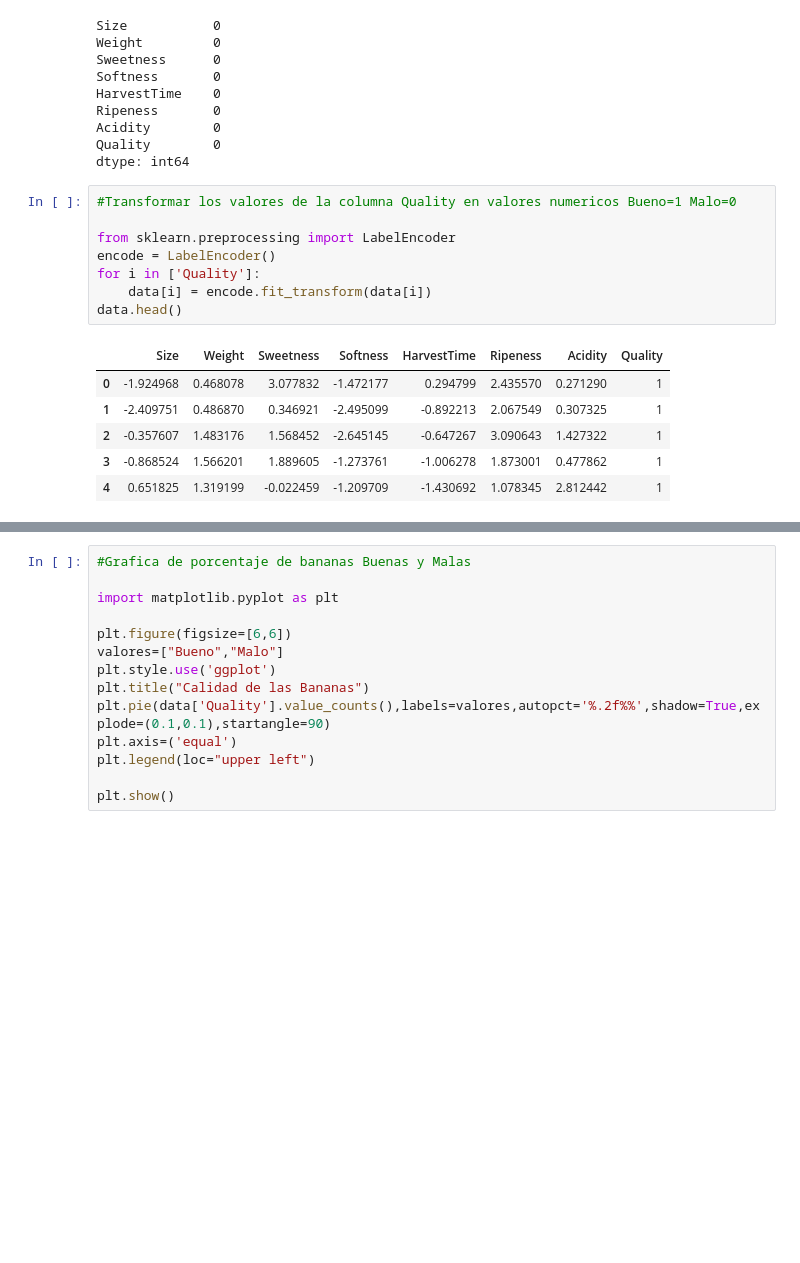
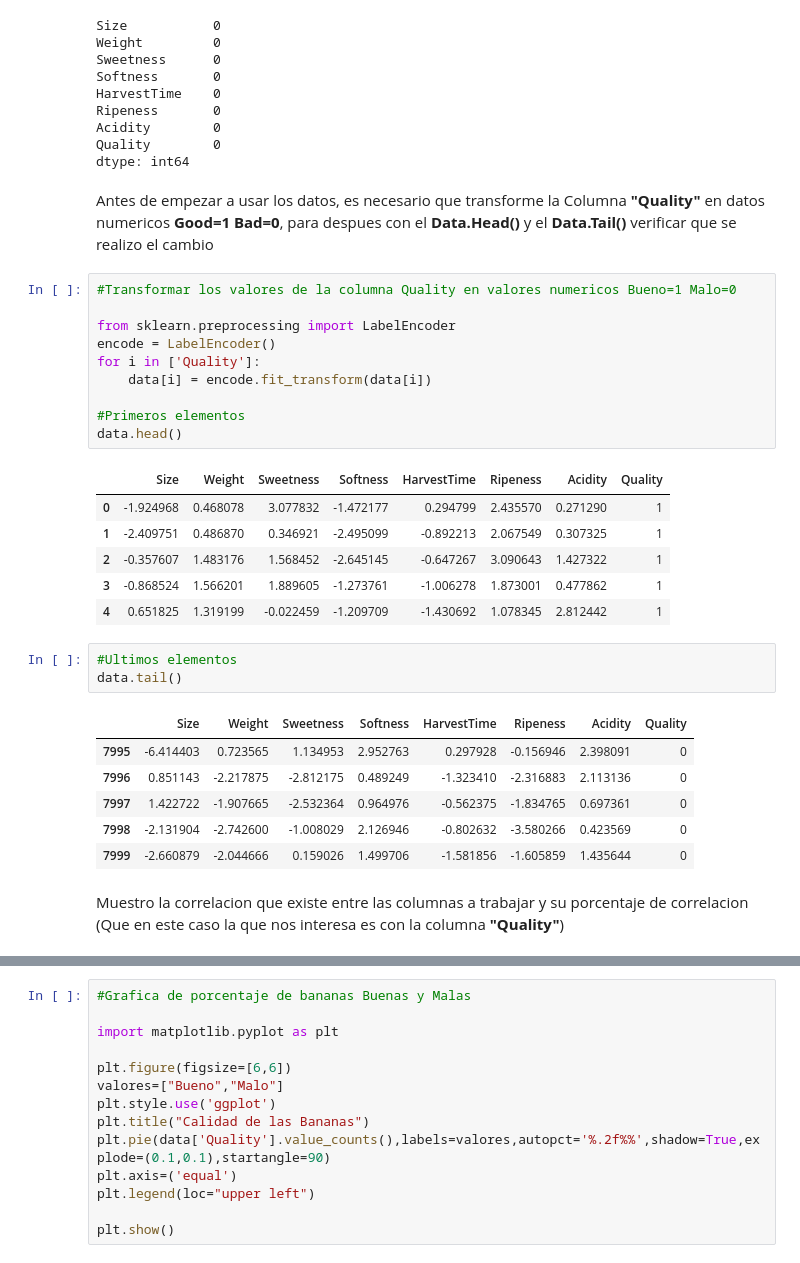
Before and after one commit to JohnnyArvelo/TP-Mate-3-Red-neuronal, a Jupyter notebook: Mate3.ipynb, the cells around one changed output, grey strips where cells are left out. Drawn from its saved outputs; the diff is of its cells as text; blank space fills up the shorter version.

```diff
--- a/Mate3.ipynb
+++ b/Mate3.ipynb
@@ -47,6 +103,8 @@ Ripeness       0
 Acidity        0
 Quality        0
 dtype: int64
+# %% [markdown]
+Antes de empezar a usar los datos, es necesario que transforme la Columna **"Quality"** en datos numericos **Good=1 Bad=0**, para despues con el **Data.Head()** y el **Data.Tail()** verificar que se realizo el cambio
 # %%
 #Transformar los valores de la columna Quality en valores numericos Bueno=1 Malo=0
 
@@ -54,6 +112,8 @@ from sklearn.preprocessing import LabelEncoder
 encode = LabelEncoder()
 for i in ['Quality']:
     data[i] = encode.fit_transform(data[i])
+
+#Primeros elementos
 data.head()
 # %% [output]
 |  | Size | Weight | Sweetness | Softness | HarvestTime | Ripeness | Acidity | Quality |
@@ -62,3 +122,15 @@ data.head()
 | 2 | -0.357607 | 1.483176 | 1.568452 | -2.645145 | -0.647267 | 3.090643 | 1.427322 | 1 |
 | 3 | -0.868524 | 1.566201 | 1.889605 | -1.273761 | -1.006278 | 1.873001 | 0.477862 | 1 |
 | 4 | 0.651825 | 1.319199 | -0.022459 | -1.209709 | -1.430692 | 1.078345 | 2.812442 | 1 |
+# %%
+#Ultimos elementos
+data.tail()
+# %% [output]
+|  | Size | Weight | Sweetness | Softness | HarvestTime | Ripeness | Acidity | Quality |
+| 7995 | -6.414403 | 0.723565 | 1.134953 | 2.952763 | 0.297928 | -0.156946 | 2.398091 | 0 |
+| 7996 | 0.851143 | -2.217875 | -2.812175 | 0.489249 | -1.323410 | -2.316883 | 2.113136 | 0 |
+| 7997 | 1.422722 | -1.907665 | -2.532364 | 0.964976 | -0.562375 | -1.834765 | 0.697361 | 0 |
+| 7998 | -2.131904 | -2.742600 | -1.008029 | 2.126946 | -0.802632 | -3.580266 | 0.423569 | 0 |
+| 7999 | -2.660879 | -2.044666 | 0.159026 | 1.499706 | -1.581856 | -1.605859 | 1.435644 | 0 |
+# %% [markdown]
+Muestro la correlacion que existe entre las columnas a trabajar y su porcentaje de correlacion (Que en este caso la que nos interesa es con la columna **"Quality"**)
```
Also changed, not shown: parts of 19 cells of this notebook.
